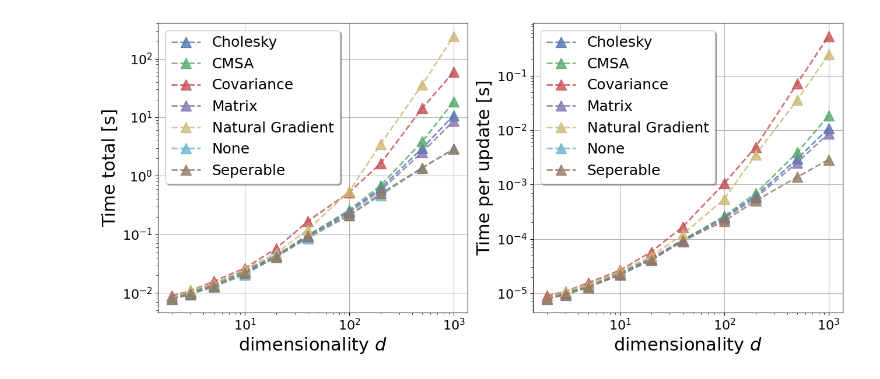
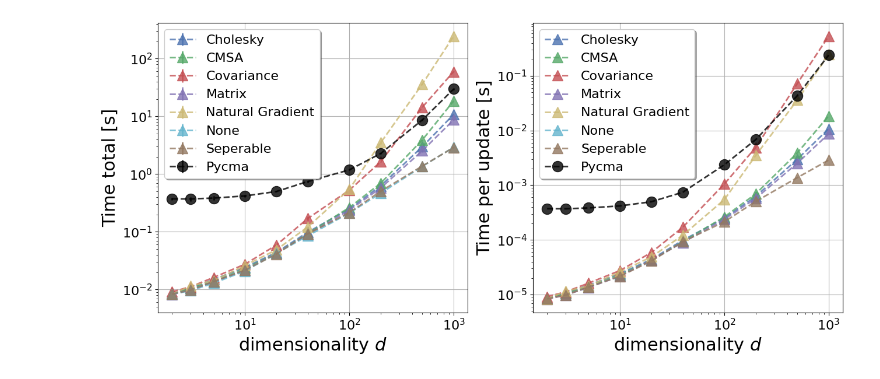
Before and after one commit to IOHprofiler/ModularCMAES, a Jupyter notebook: scripts/matrix/plots.ipynb, the cells around one changed output. Saved outputs shown, nothing was run; the diff lists cells and outputs as text; code cells hidden in the pictures.

```diff
--- a/scripts/matrix/plots.ipynb
+++ b/scripts/matrix/plots.ipynb
@@ -6,6 +4,9 @@ import pandas as pd
 import matplotlib.pyplot as plt
 # %%
 stats = pd.read_csv("time_stats.csv")
+stats_pycma = pd.read_csv("time_stats_pycma.csv")
+stats = pd.concat([stats, stats_pycma])
+
 
 f, (ax1, ax2) = plt.subplots(1, 2, figsize=(13, 6))
 
@@ -20,52 +21,58 @@ colors = [
     "#CCB974",  # yellow-brown
     "#64B5CD",  # cyan
     "#937860",  # brown-gray
+    "#000000"
 ]
 
+colormap = {}
 for (method, group), color in zip(stats.groupby("method", sort=True), colors):
+    colormap[method] = color
     label = method.title().replace("_", " ") if method != "CMSA" else method
+
     time_gb = group.groupby("dim")['time']
-
+    marker = "^"
+    if method == "pycma":
+        marker = 'o'
     plot_dat = pd.merge(
-        time_gb.median().rename("mean"),
+        time_gb.apply(lambda x: np.exp(np.mean(np.log(x)))).rename("mean"),
         time_gb.std().rename("std"),
         on="dim"
     ).merge(group.groupby("dim")['n_updates'].mean().rename("n_updates"), on="dim")
 
-    ax1.plot(
-        plot_dat.index, plot_dat['mean'],
+    ax1.errorbar(
+        plot_dat.index, plot_dat['mean'], plot_dat['std'],
         label=label,
-        marker="^",
+        marker=marker,
         markersize=13,
         linestyle='dashed',
         alpha=.8,
         linewidth=2,
         color=color
     )
 
     ax2.plot(
         plot_dat.index, plot_dat['mean'] / plot_dat['n_updates'],
         label=label,
-        marker="^",
+        marker=marker,
         markersize=13,
         linestyle='dashed',
         alpha=.8,
         linewidth=2,
         color=color
     )
 
 for ax in ax1, ax2:
     ax.grid(which="major")
     ax.set_yscale("log", base=10)
     ax.set_xscale("log", base=10)
     ax.tick_params(axis='both', which='major', labelsize=16)
-    ax.legend(fontsize=18, ncol=1, fancybox=True, shadow=True)
+    ax.legend(fontsize=16, ncol=1, fancybox=True, shadow=True)
     ax.set_xlabel(r"dimensionality $d$", fontsize=22)
 
 ax1.set_ylabel("Time total [s]", fontsize=22)
 ax2.set_ylabel("Time per update [s]", fontsize=22)
 plt.tight_layout()
 plt.savefig("time_matrix_adaptation.png", dpi=500)
 # %% [output]
-[figure, old version]
+[figure, new version]
 # %%
```
Also changed, not shown: parts of 4 cells of this notebook, 6 other files.
